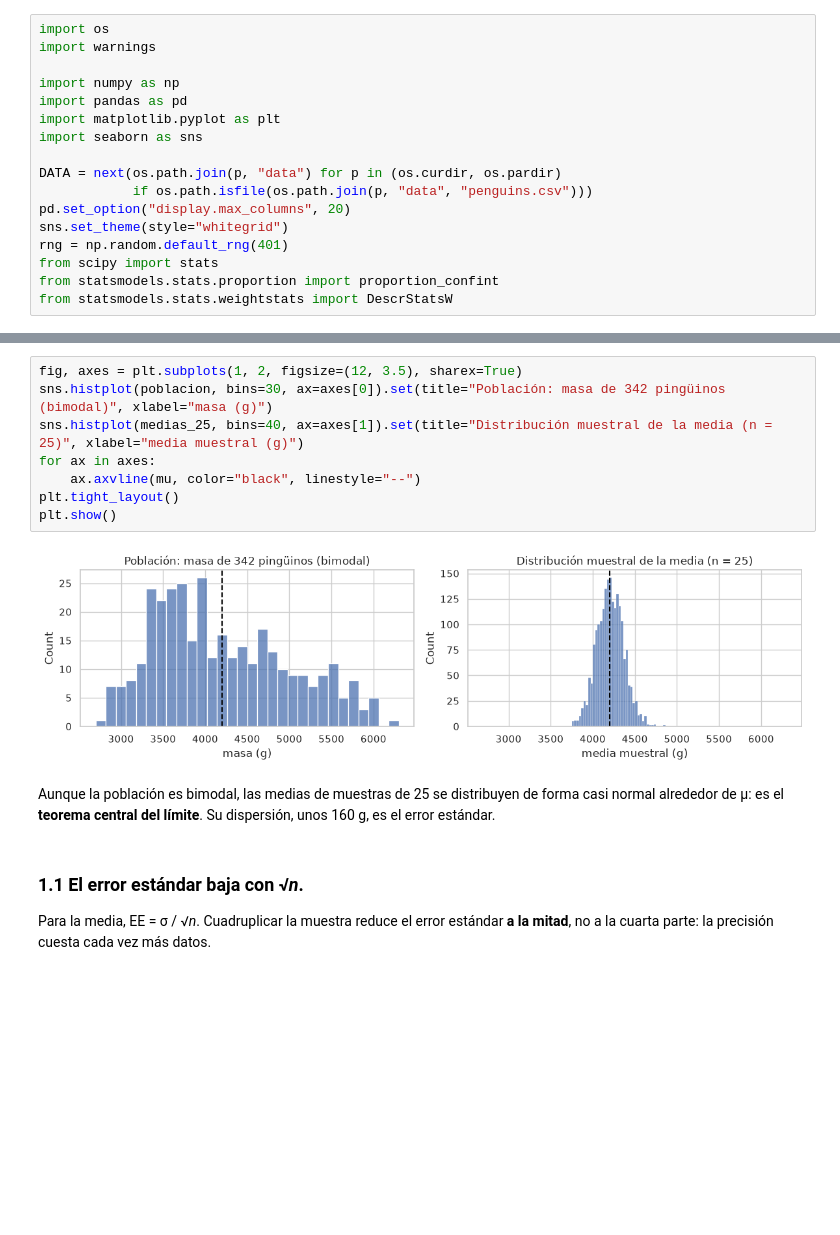
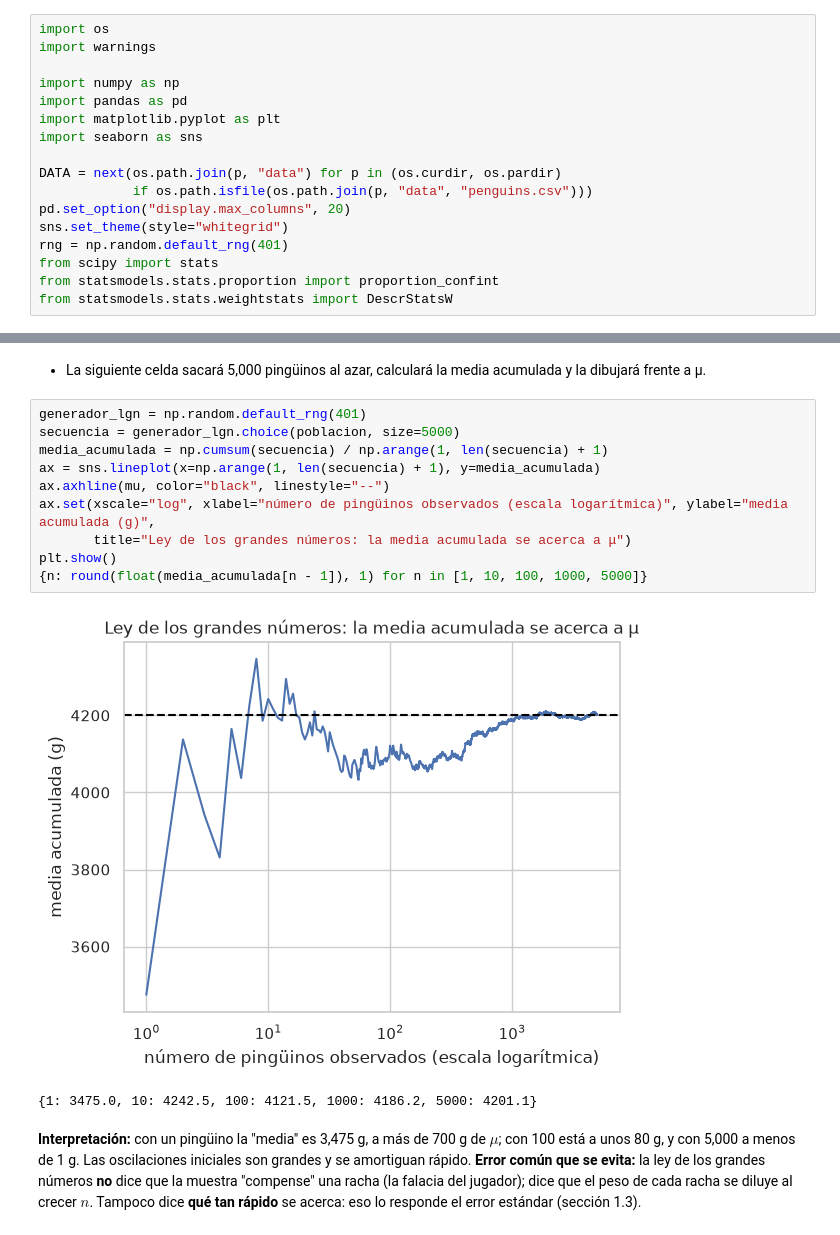
Before and after one commit to PythonistaMX/py401, a Jupyter notebook: soluciones/05_incertidumbre_bootstrap_soluciones.ipynb, the cells around one changed output, grey strips where cells are left out. Drawn from its saved outputs; the diff is of its cells as text; blank space fills up the shorter version.

Commit message:
Notebook 05: ley de los grandes números, TCL, tamaño de muestra y diseño estratificado; explicaciones ampliadas

```diff
--- a/soluciones/05_incertidumbre_bootstrap_soluciones.ipynb
+++ b/soluciones/05_incertidumbre_bootstrap_soluciones.ipynb
@@ -121,17 +130,18 @@ round(float(medias_25.mean()), 1), round(float(medias_25.std()), 1)
-# %%
-fig, axes = plt.subplots(1, 2, figsize=(12, 3.5), sharex=True)
-sns.histplot(poblacion, bins=30, ax=axes[0]).set(title="Población: masa de 342 pingüinos (bimodal)", xlabel="masa (g)")
-sns.histplot(medias_25, bins=40, ax=axes[1]).set(title="Distribución muestral de la media (n = 25)", xlabel="media muestral (g)")
-for ax in axes:
-    ax.axvline(mu, color="black", linestyle="--")
-plt.tight_layout()
-plt.show()
-# %% [output]
-[figure, removed]
-# %% [markdown]
-Aunque la población es bimodal, las medias de muestras de 25 se distribuyen de forma casi normal alrededor de μ: es el **teorema central del límite**. Su dispersión, unos 160 g, es el error estándar.
+# %% [markdown]
+* La siguiente celda sacará 5,000 pingüinos al azar, calculará la media acumulada y la dibujará frente a μ.
+# %%
+generador_lgn = np.random.default_rng(401)
+secuencia = generador_lgn.choice(poblacion, size=5000)
+media_acumulada = np.cumsum(secuencia) / np.arange(1, len(secuencia) + 1)
+ax = sns.lineplot(x=np.arange(1, len(secuencia) + 1), y=media_acumulada)
+ax.axhline(mu, color="black", linestyle="--")
+ax.set(xscale="log", xlabel="número de pingüinos observados (escala logarítmica)", ylabel="media acumulada (g)",
+       title="Ley de los grandes números: la media acumulada se acerca a μ")
+plt.show()
+{n: round(float(media_acumulada[n - 1]), 1) for n in [1, 10, 100, 1000, 5000]}
+# %% [output]
+[figure, added]
+{1: 3475.0, 10: 4242.5, 100: 4121.5, 1000: 4186.2, 5000: 4201.1}
 # %% [markdown]
-### 1.1 El error estándar baja con √*n*.
-
-Para la media, EE = σ / √*n*. Cuadruplicar la muestra reduce el error estándar **a la mitad**, no a la cuarta parte: la precisión cuesta cada vez más datos.
+**Interpretación:** con un pingüino la "media" es 3,475 g, a más de 700 g de $\mu$; con 100 está a unos 80 g, y con 5,000 a menos de 1 g. Las oscilaciones iniciales son grandes y se amortiguan rápido. **Error común que se evita:** la ley de los grandes números **no** dice que la muestra "compense" una racha (la falacia del jugador); dice que el peso de cada racha se diluye al crecer $n$. Tampoco dice **qué tan rápido** se acerca: eso lo responde el error estándar (sección 1.3).
 # %% [markdown]
```
Also changed, not shown: parts of 170 cells of this notebook, 1 other file.
